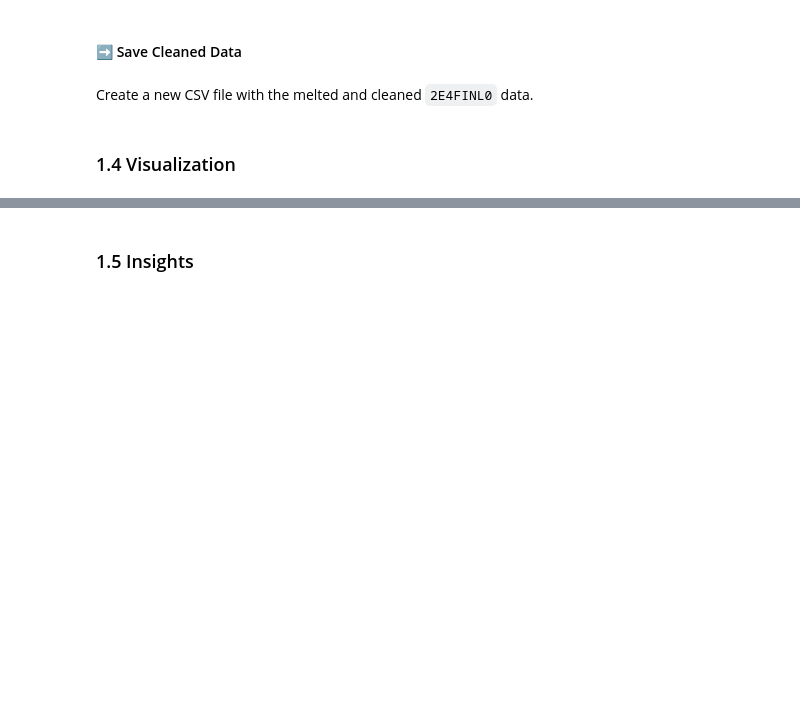
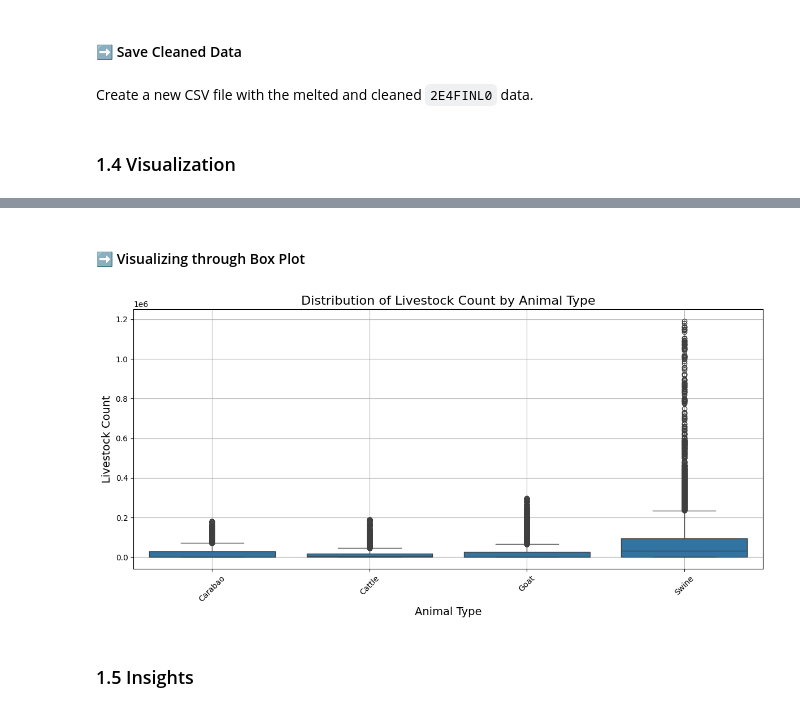
Before and after one commit to alpacaShiro/Livestock_Lifelines, a Jupyter notebook: Group2_4CSC_LivestockLifelines.ipynb, the cells around one changed output, grey strips where cells are left out. Cells and saved outputs as stored; diff of their text form; code cells hidden in the pictures; blank space fills up the shorter version.

```diff
--- a/Group2_4CSC_LivestockLifelines.ipynb
+++ b/Group2_4CSC_LivestockLifelines.ipynb
@@ -566,2 +667,23 @@ Create a new CSV file with the melted and cleaned `2E4FINL0` data.
+# %% [markdown]
+#### ➡️ Visualizing through Box Plot
+# %%
+import seaborn as sns
+
+# Create a box plot
+plt.figure(figsize=(12, 6))
+sns.boxplot(x='ANIMAL_TYPE', y='LIVESTOCK_COUNT', data=melted_livestock)
+
+# Adding titles and labels
+plt.title('Distribution of Livestock Count by Animal Type', fontsize=16)
+plt.xlabel('Animal Type', fontsize=14)
+plt.ylabel('Livestock Count', fontsize=14)
+plt.xticks(rotation=45)
+plt.grid()
+
+# Show the plot
+plt.tight_layout()
+plt.show()
+# %% [output]
+[figure, added]
 # %% [markdown]
 ### 1.5 Insights
```
Also changed, not shown: parts of 8 cells of this notebook.
